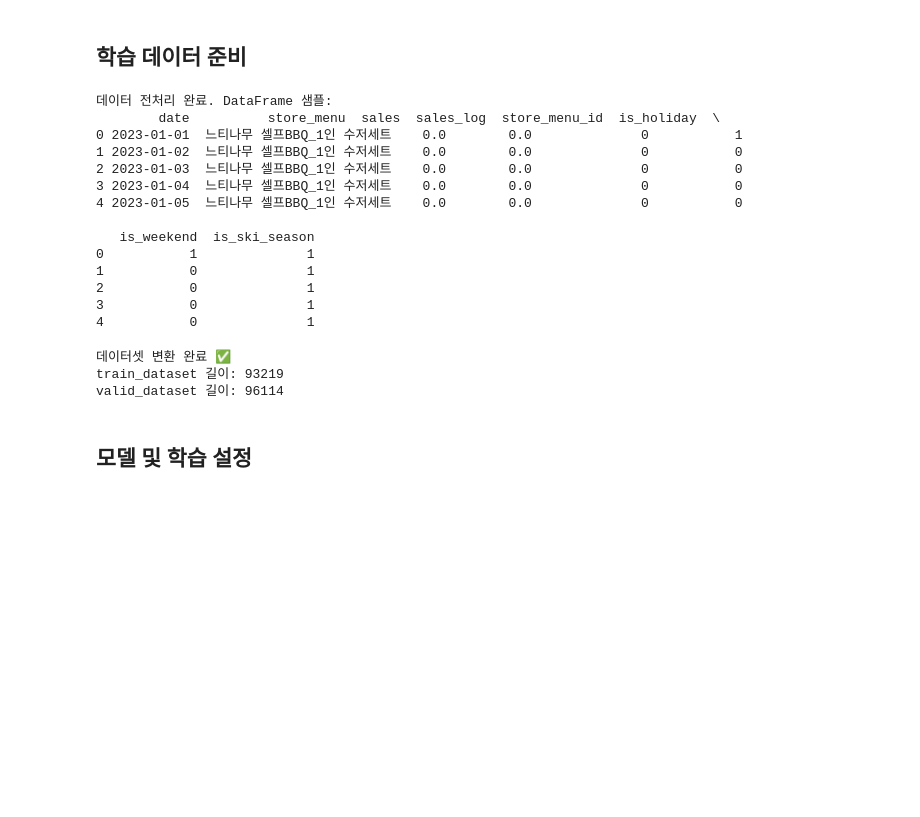
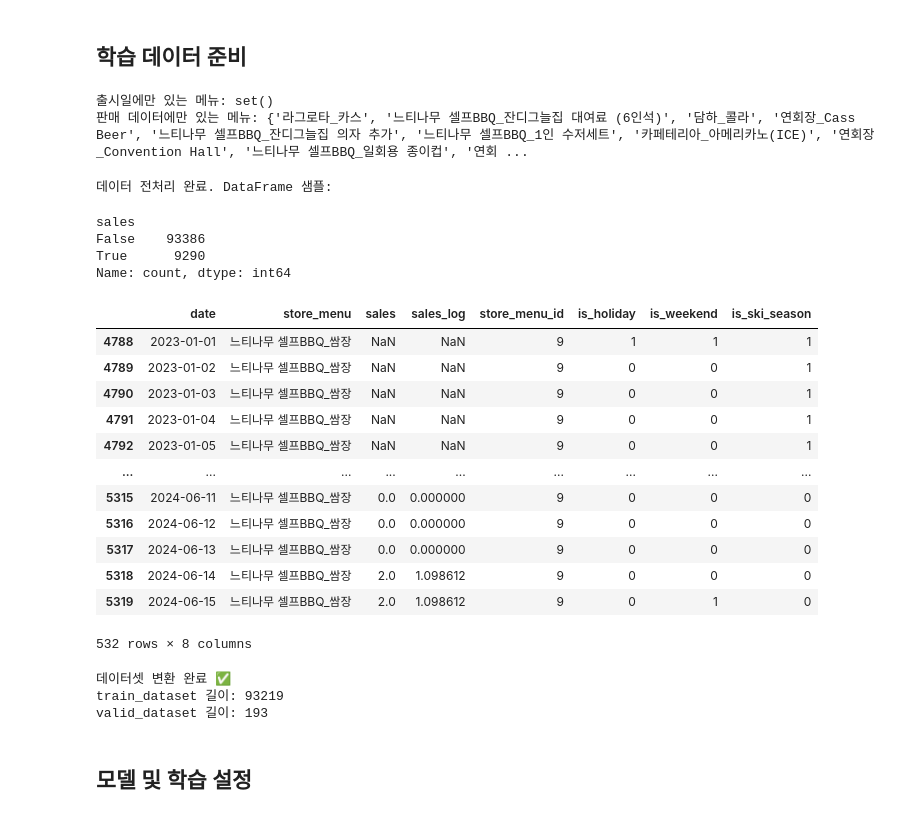
Before and after one commit to whdudwo0428/lg-aimers-sales-predictor, a Jupyter notebook: patchtst4.ipynb, the cells around one changed output. Cells and saved outputs as stored; diff of their text form; code cells hidden in the pictures; blank space fills up the shorter version.

```diff
--- a/patchtst4.ipynb
+++ b/patchtst4.ipynb
@@ -130,16 +130,51 @@ class PatchTSTSalesOnly(torch.nn.Module):
         return ret
 # %% [markdown]
 ## 학습 데이터 준비
+# %%
+# open_date.csv의 메뉴 이름 집합
+launch_menu_names = set(pd.read_csv('./EDA/open_date.csv')['메뉴'].dropna())
+
+# train.csv의 메뉴 이름 집합
+sales_menu_names = set(pd.read_csv("./dataset/train/train.csv")['영업장명_메뉴명'].dropna())
+
+# 출시일에만 있고 판매 데이터에는 없는 메뉴 (문제가 될 가능성은 적음)
+print("출시일에만 있는 메뉴:", launch_menu_names - sales_menu_names)
+
+# 판매 데이터에는 있는데 출시일 정보가 없는 메뉴 (이 부분을 확인해야 함)
+print("판매 데이터에만 있는 메뉴:", sales_menu_names - launch_menu_names)
+# %% [output]
+출시일에만 있는 메뉴: set()
+판매 데이터에만 있는 메뉴: {'라그로타_카스', '느티나무 셀프BBQ_잔디그늘집 대여료 (6인석)', '담하_콜라', '연회장_Cass Beer', '느티나무 셀프BBQ_잔디그늘집 의자 추가', '느티나무 셀프BBQ_1인 수저세트', '카페테리아_아메리카노(ICE)', '연회장_Convention Hall', '느티나무 셀프BBQ_일회용 종이컵', '연회 ...
 # %%
+'''
+라그로타_까르보나라, 담하 꼬막 비빔밥은 판매수량이 0이어도 판매하지 않는 기간까지 학습하기 위해 시작 시점 수정함
+'''
 # ==============================================
 # 1. 데이터 로드 및 전처리 (사용자 코드 유지)
 # ==============================================
+
+# 1. 신메뉴 출시일 데이터 준비
+menu_launch_df = pd.read_csv('./EDA/open_date.csv')
+menu_launch_df['출시'] = pd.to_datetime(menu_launch_df['출시'], errors='coerce')
+launch_dates = menu_launch_df.set_index('메뉴')['출시'].dropna().to_dict()
+
+def mask_prelaunch_sales(group):
+    menu_name = group.name
+    launch_date = launch_dates.get(menu_name)
+
+    if launch_date:
+        group.loc[group['date'] < launch_date, 'sales'] = np.nan
+    return group
+
+
 df = pd.read_csv("./dataset/train/train.csv")
 df.columns = ["date", "store_menu", "sales"]
 df["date"] = pd.to_datetime(df["date"])
 
 df.loc[df['sales'] < 0, 'sales'] = 0
 df["sales"] = df["sales"].astype(float)
+# 메뉴별로 그룹화하여 함수 적용 후 인덱스 초기화
+df = df.groupby('store_menu').apply(mask_prelaunch_sales).reset_index(drop=True)
 df["sales_log"] = np.log1p(df["sales"])     # target은 이제 sales_log
 
 # entity embedding용 ID 인코딩
@@ -155,22 +190,32 @@ df["is_weekend"] = df["date"].dt.day_of_week.isin([5, 6]).astype(int)
 df["is_ski_season"] = df["date"].dt.month.isin([12, 1, 2]).astype(int)
 
 print("데이터 전처리 완료. DataFrame 샘플:")
-print(df.head())
+#print(df.head())
 # %% [output]
 데이터 전처리 완료. DataFrame 샘플:
-        date          store_menu  sales  sales_log  store_menu_id  is_holiday  \
-0 2023-01-01  느티나무 셀프BBQ_1인 수저세트    0.0        0.0              0           1
-1 2023-01-02  느티나무 셀프BBQ_1인 수저세트    0.0        0.0              0           0
-2 2023-01-03  느티나무 셀프BBQ_1인 수저세트    0.0        0.0              0           0
-3 2023-01-04  느티나무 셀프BBQ_1인 수저세트    0.0        0.0              0           0
-4 2023-01-05  느티나무 셀프BBQ_1인 수저세트    0.0        0.0              0           0
-
-   is_weekend  is_ski_season
-0           1              1
-1           0              1
-2           0              1
-3           0              1
-4           0              1
+# %%
+df["sales"].isna().value_counts()
+# %% [output]
+sales
+False    93386
+True      9290
+Name: count, dtype: int64
+# %%
+df.loc[(df["store_menu"] == "느티나무 셀프BBQ_쌈장")]
+# %% [output]
+|  | date | store_menu | sales | sales_log | store_menu_id | is_holiday | is_weekend | is_ski_season |
+| 4788 | 2023-01-01 | 느티나무 셀프BBQ_쌈장 | NaN | NaN | 9 | 1 | 1 | 1 |
+| 4789 | 2023-01-02 | 느티나무 셀프BBQ_쌈장 | NaN | NaN | 9 | 0 | 0 | 1 |
+| 4790 | 2023-01-03 | 느티나무 셀프BBQ_쌈장 | NaN | NaN | 9 | 0 | 0 | 1 |
+| 4791 | 2023-01-04 | 느티나무 셀프BBQ_쌈장 | NaN | NaN | 9 | 0 | 0 | 1 |
+| 4792 | 2023-01-05 | 느티나무 셀프BBQ_쌈장 | NaN | NaN | 9 | 0 | 0 | 1 |
+| ... | ... | ... | ... | ... | ... | ... | ... | ... |
+| 5315 | 2024-06-11 | 느티나무 셀프BBQ_쌈장 | 0.0 | 0.000000 | 9 | 0 | 0 | 0 |
+| 5316 | 2024-06-12 | 느티나무 셀프BBQ_쌈장 | 0.0 | 0.000000 | 9 | 0 | 0 | 0 |
+| 5317 | 2024-06-13 | 느티나무 셀프BBQ_쌈장 | 0.0 | 0.000000 | 9 | 0 | 0 | 0 |
+| 5318 | 2024-06-14 | 느티나무 셀프BBQ_쌈장 | 2.0 | 1.098612 | 9 | 0 | 0 | 0 |
+| 5319 | 2024-06-15 | 느티나무 셀프BBQ_쌈장 | 2.0 | 1.098612 | 9 | 0 | 1 | 0 |
+532 rows × 8 columns
 # %%
 # ==============================================
 # 2. ForecastDFDataset으로 변환
@@ -181,7 +226,7 @@ context_length = 28
 # 학습/검증 데이터 분리
 split_date = df['date'].max() - pd.Timedelta(days=forecast_horizon * 2)
 train_data = df[df['date'] < split_date]
-valid_data = df  # 검증 데이터는 전체 사용
+valid_data = df[df['date'] >= split_date]  # 검증 데이터는 전체 사용
 
 # ForecastDFDataset 생성
 train_dataset = ForecastDFDataset(
@@ -210,7 +255,7 @@ print("valid_dataset 길이:", len(valid_dataset))
 # %% [output]
 데이터셋 변환 완료 ✅
 train_dataset 길이: 93219
-valid_dataset 길이: 96114
+valid_dataset 길이: 193
 # %% [markdown]
 ## 모델 및 학습 설정
 # %%
```
Also changed, not shown: parts of 4 cells of this notebook.
